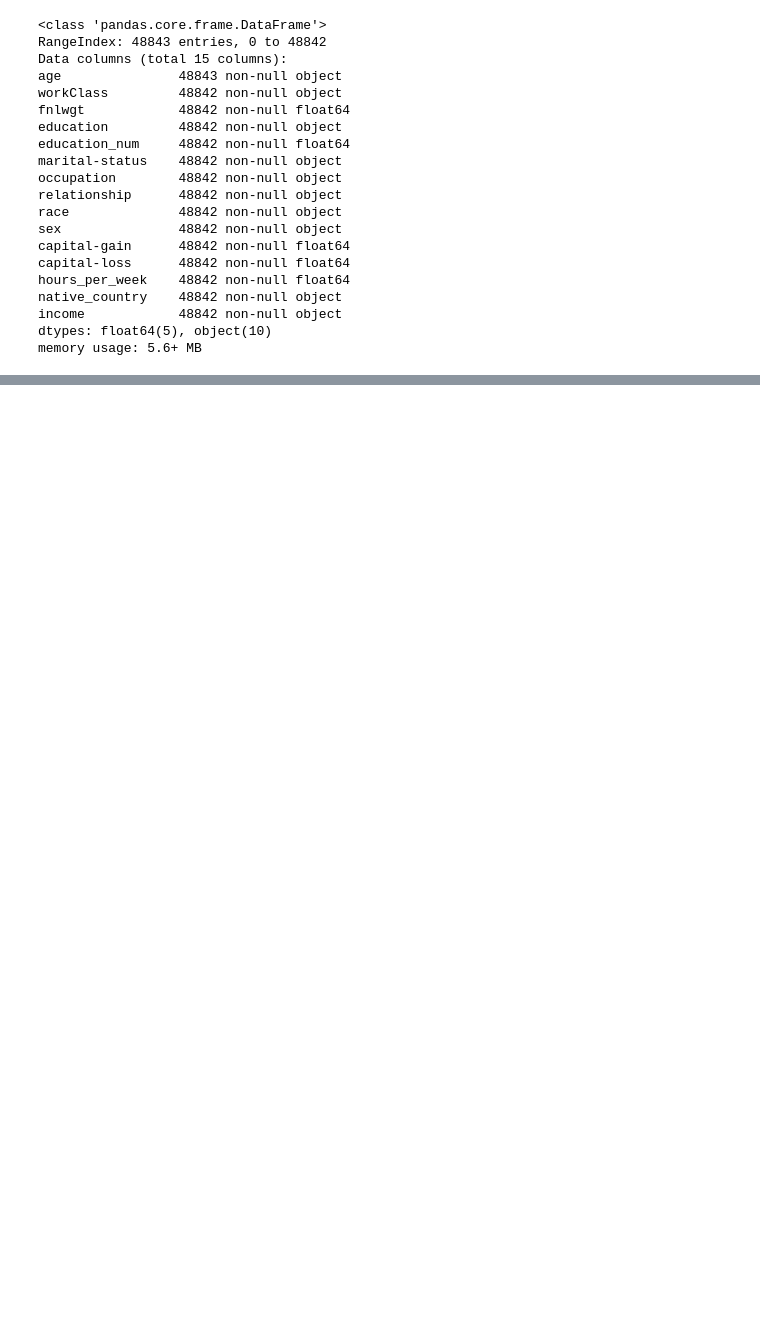
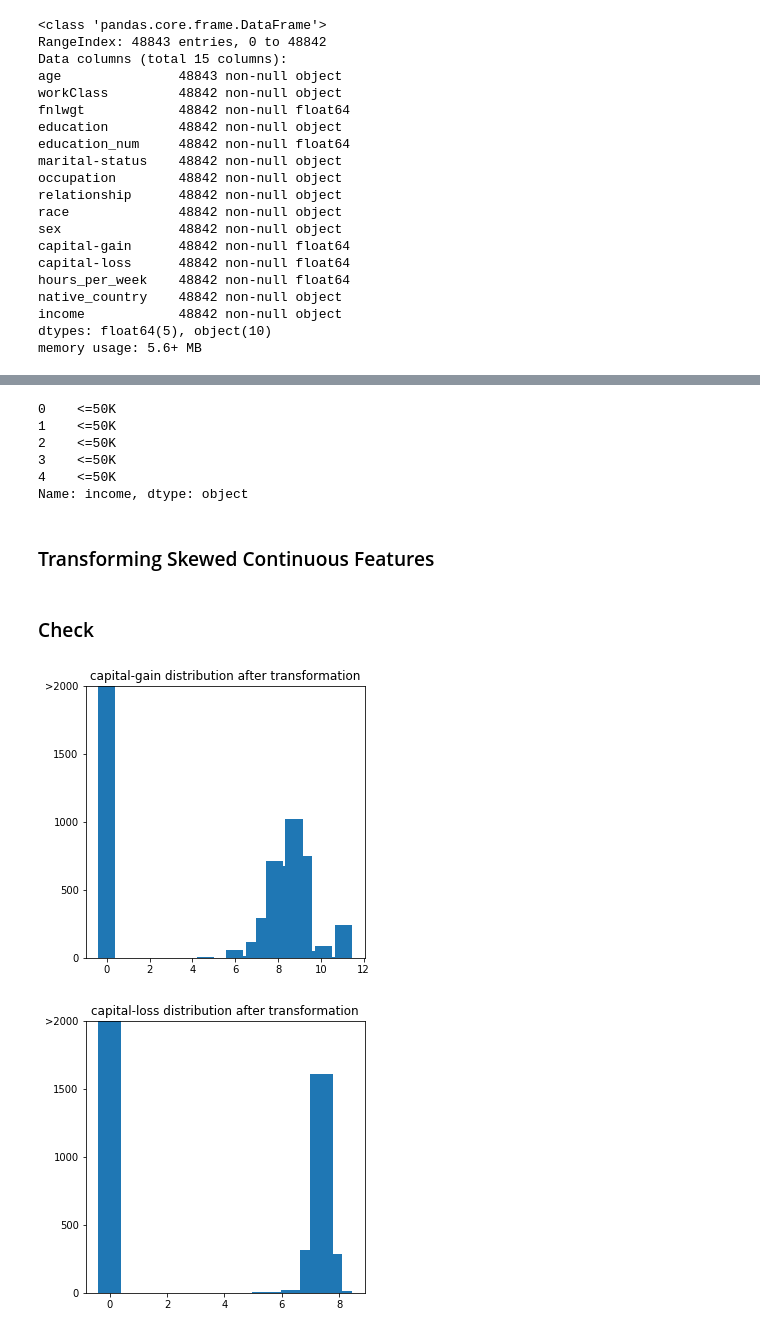
Before and after one commit to SalmaAbass/Finding-Donors-for-CharityML, a Jupyter notebook: Census Income Data.ipynb, the cells around one changed output, grey strips where cells are left out. Cells and saved outputs as stored; diff of their text form; code cells hidden in the pictures; blank space fills up the shorter version.

```diff
--- a/Census Income Data.ipynb
+++ b/Census Income Data.ipynb
@@ -191,0 +360,3 @@ display(full_data.head(10))
+# %%
+feature = full_data.drop(['fnlwgt','income'], axis=1)
+income = full_data.income
@@ -191,0 +386,28 @@ display(full_data.head(10))
+# %%
+income.head()
+# %% [output]
+0    <=50K
+1    <=50K
+2    <=50K
+3    <=50K
+4    <=50K
+Name: income, dtype: object
+# %% [markdown]
+### Transforming Skewed Continuous Features
+# %%
+
+for i in ['capital-gain','capital-loss']:
+    feature[i]= feature[i].apply(lambda x : np.log(x+1))
+# %% [markdown]
+### Check
+# %%
+for i in ['capital-gain','capital-loss']:
+    plt.figure(figsize = (5,5))
+    plt.title('{} distribution after transformation'.format(i))
+    hist,bin_ = np.histogram(feature[i],bins=25)
+    plt.bar(bin_[:-1],hist)
+    plt.ylim(0,2000)
+    plt.yticks([0,500,1000,1500,2000],[0,500,1000,1500,'>2000'])
+# %% [output]
+[figure, added]
+[figure, added]
```
Also changed, not shown: parts of 59 cells of this notebook.
